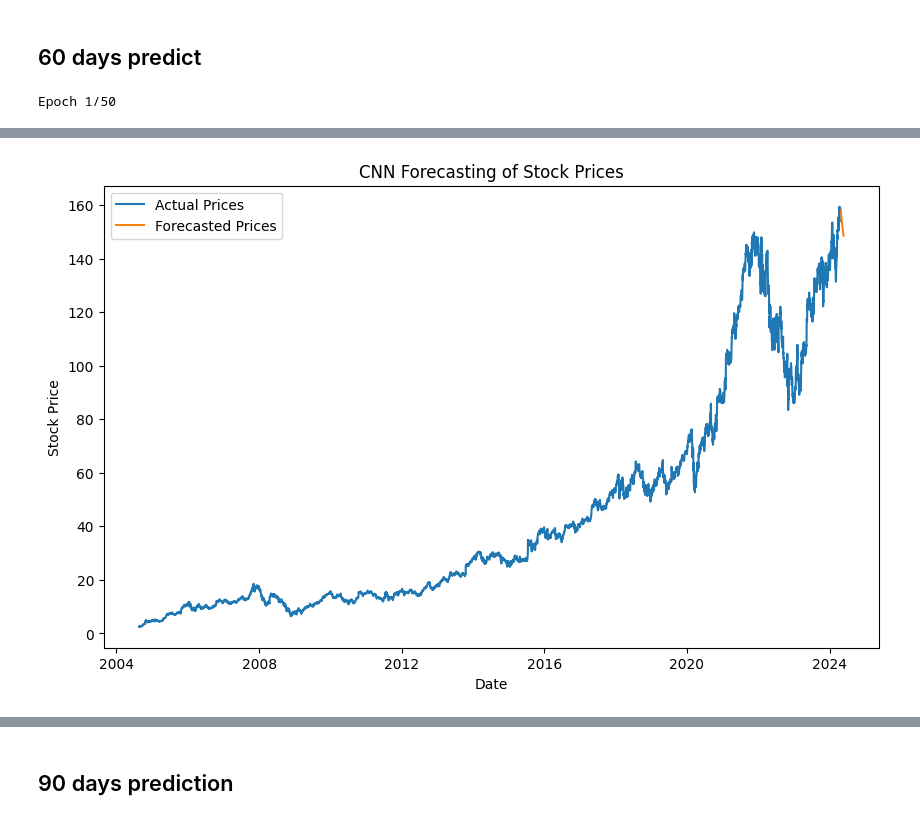
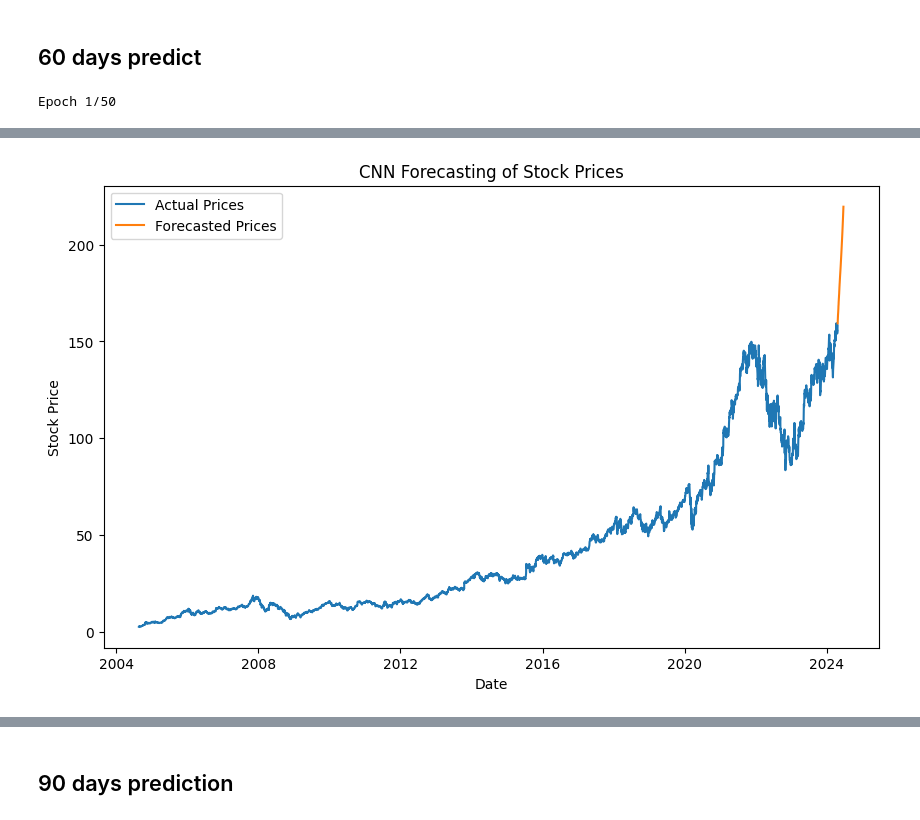
Before and after one commit to Kingki19/Stock-Market-Analysis-and-Prediction-A-study-case-for-Google, a Jupyter notebook: Stock Market Analysis: A study case for Google.ipynb, the cells around one changed output, grey strips where cells are left out. Drawn from its saved outputs; the diff is of its cells as text; code cells hidden in the pictures.

Commit message:
Kaggle Notebook | Stock Market Analysis: Google | Version 5

```diff
--- a/Stock Market Analysis: A study case for Google.ipynb
+++ b/Stock Market Analysis: A study case for Google.ipynb
@@ -540,35 +540,24 @@ from sklearn.metrics import mean_absolute_error
 # Prepare data
 data = df_stock_price['Close'].values.reshape(-1, 1)
 
+# Feature scaling using MinMaxScaler
+scaler = MinMaxScaler(feature_range=(0, 1))  # Normalize data between 0 and 1
+scaled_data = scaler.fit_transform(data)
+
 # Create sequences and labels for the CNN model
-seq_length = 30 # Number of days to consider for each input sequence
+seq_length = 30  # Number of days to consider for each input sequence
 X = []
 y = []
-for i in range(seq_length, len(data)):
-    X.append(data[i - seq_length:i, 0])
-    y.append(data[i, 0])
+for i in range(seq_length, len(scaled_data)):
+    X.append(scaled_data[i - seq_length:i, 0])
+    y.append(scaled_data[i, 0])
 X, y = np.array(X), np.array(y)
 
 # Reshape data for CNN input
 X = np.reshape(X, (X.shape[0], X.shape[1], 1))
 
-# Feature scaling using MinMaxScaler
-scaler = MinMaxScaler(feature_range=(0, 1)) # Normalize data between 0 and 1
-scaled_data = scaler.fit_transform(data)
-
-# Create sequences and labels using scaled data
-scaled_X = []
-scaled_y = []
-for i in range(seq_length, len(scaled_data)):
-    scaled_X.append(scaled_data[i - seq_length:i, 0])
-    scaled_y.append(scaled_data[i, 0])
-scaled_X, scaled_y = np.array(scaled_X), np.array(scaled_y)
-
-# Reshape scaled data for CNN input
-scaled_X = np.reshape(scaled_X, (scaled_X.shape[0], scaled_X.shape[1], 1))
-
-# Split data into training and testing sets (using scaled data)
-X_train, X_test, y_train, y_test = train_test_split(scaled_X, scaled_y, test_size=0.2, random_state=42)
+# Split data into training and testing sets
+X_train, X_test, y_train, y_test = train_test_split(X, y, test_size=0.2, random_state=42)
 
 # Build CNN model
 model = Sequential()
@@ -576,7 +565,7 @@ model.add(Conv1D(filters=64, kernel_size=3, activation='relu', input_shape=(seq_
 model.add(MaxPooling1D(pool_size=2))
 model.add(Flatten())
 model.add(Dense(50, activation='relu'))
-model.add(Dense(1)) # Output layer
+model.add(Dense(1))  # Output layer
 
 model.compile(optimizer='adam', loss='mean_squared_error')
 
@@ -590,14 +579,14 @@ print(f'MAE: {mae}')
 # Forecasting
 last_sequence = scaled_data[-seq_length:].reshape((1, seq_length, 1))
 forecast = []
-for _ in range(30): # Forecasting for the next 30 days
+for _ in range(60):  # Forecasting for the next 60 days
     next_pred = model.predict(last_sequence)
     # Invert scaling for predicted values
     forecast.append(scaler.inverse_transform(next_pred)[0][0])
     last_sequence = np.append(last_sequence[:, 1:, :], next_pred.reshape(1, 1, 1), axis=1)
 
 # Create a DataFrame for the forecasted prices
-forecast_dates = pd.date_range(start=df_stock_price.index[-1], periods=31, freq='D')[1:] # Assuming daily frequency
+forecast_dates = pd.date_range(start=df_stock_price.index[-1], periods=61, freq='D')[1:]  # Assuming daily frequency
 forecast_df = pd.DataFrame({'Date': forecast_dates, 'Forecast': forecast})
 
 # Plot the forecasted prices
@@ -636 +625 @@ Epoch 7/50
-[figure, old version]
+[figure, new version]
```
Also changed, not shown: parts of 4 cells of this notebook.
